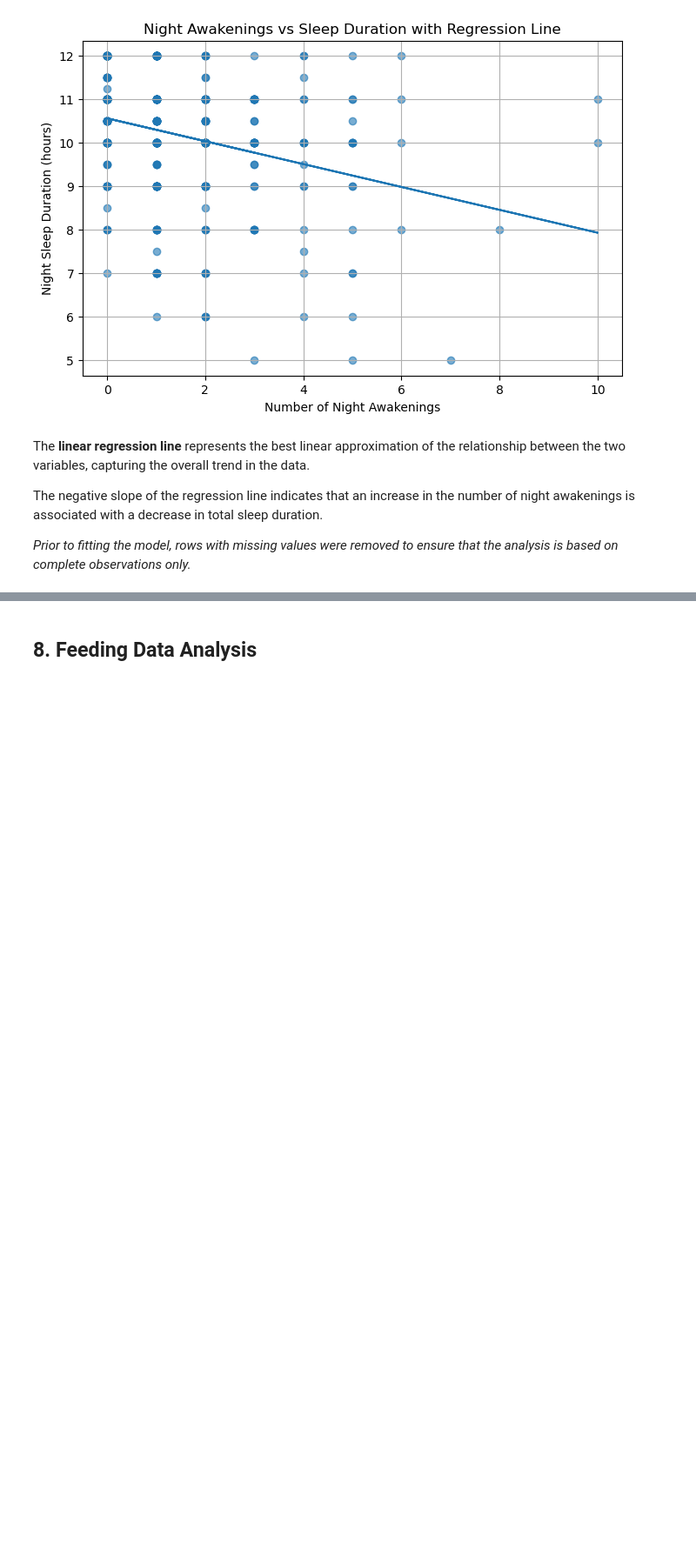
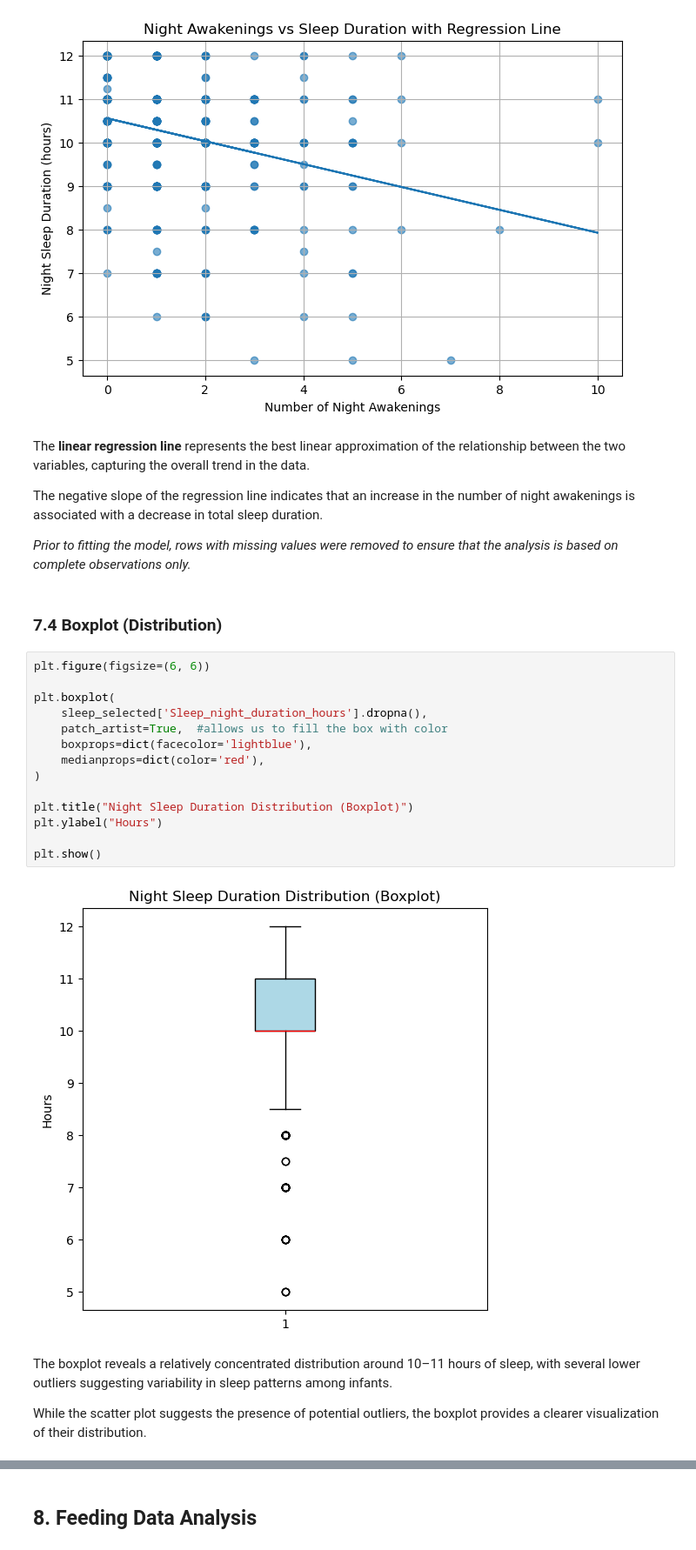
Before and after one commit to atanasovnikolay/AI_ML_DataScience, a Jupyter notebook: Data_Science_project.ipynb, the cells around one changed output, grey strips where cells are left out. Shown at 87% size. Drawn from its saved outputs; the diff is of its cells as text; blank space fills up the shorter version.

```diff
--- a/Data_Science_project.ipynb
+++ b/Data_Science_project.ipynb
@@ -435,3 +449,25 @@ The **linear regression line** represents the best linear approximation of the r
 The negative slope of the regression line indicates that an increase in the number of night awakenings is associated with a decrease in total sleep duration.
 
 *Prior to fitting the model, rows with missing values were removed to ensure that the analysis is based on complete observations only.*
+# %% [markdown]
+### 7.4 Boxplot (Distribution)
+# %%
+plt.figure(figsize=(6, 6))
+
+plt.boxplot(
+    sleep_selected['Sleep_night_duration_hours'].dropna(),
+    patch_artist=True,  #allows us to fill the box with color
+    boxprops=dict(facecolor='lightblue'),
+    medianprops=dict(color='red'),
+)
+
+plt.title("Night Sleep Duration Distribution (Boxplot)")
+plt.ylabel("Hours")
+
+plt.show()
+# %% [output]
+[figure, added]
+# %% [markdown]
+The boxplot reveals a relatively concentrated distribution around 10–11 hours of sleep, with several lower outliers suggesting variability in sleep patterns among infants.
+
+While the scatter plot suggests the presence of potential outliers, the boxplot provides a clearer visualization of their distribution.
```
Also changed, not shown: parts of 11 cells of this notebook.
